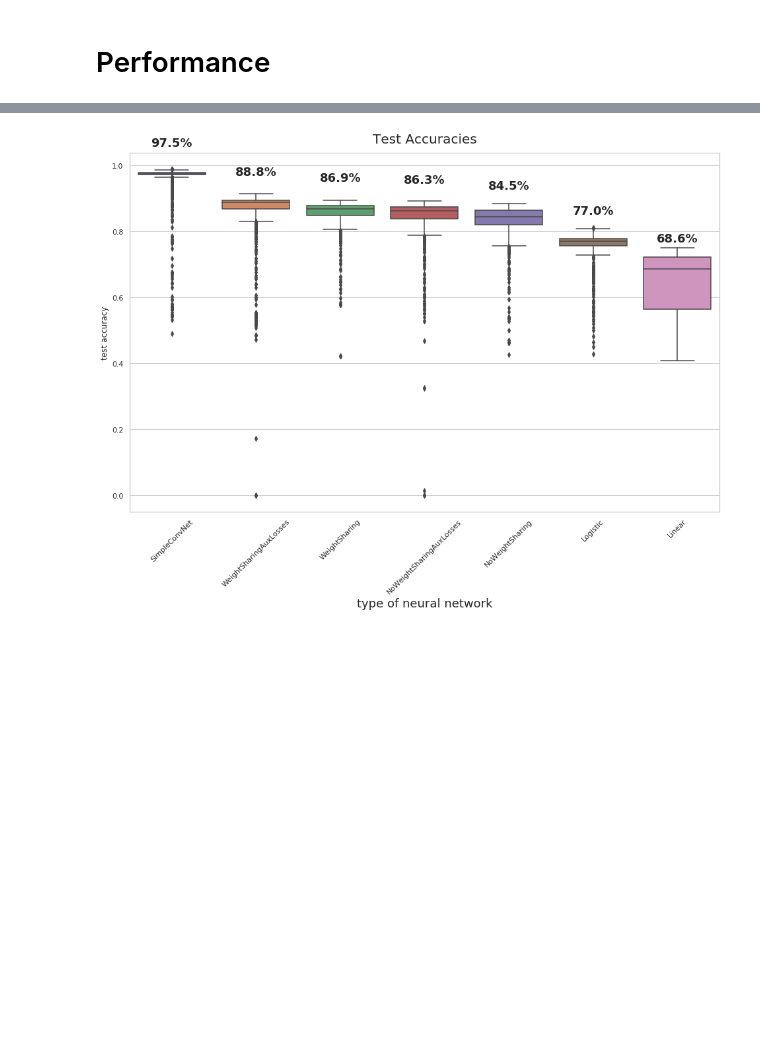
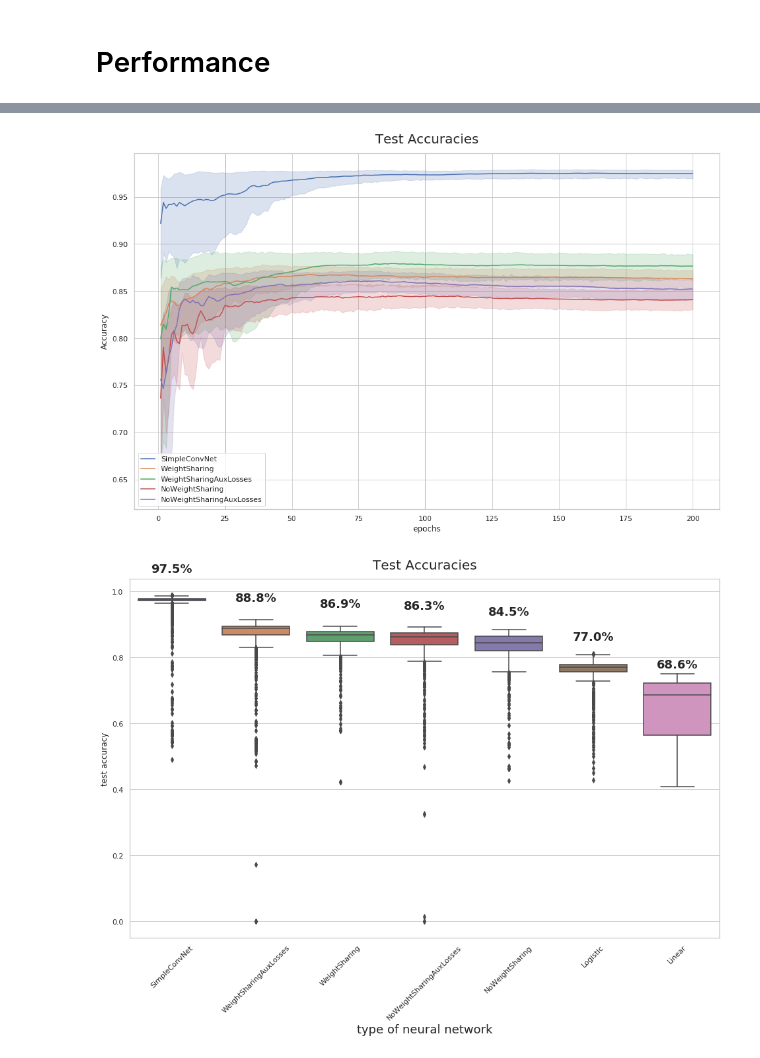
Before and after one commit to INFOPAUL/DeepLearning_Proj1, a Jupyter notebook: notebooks/code.ipynb, the cells around one changed output, grey strips where cells are left out. Cells and saved outputs as stored; diff of their text form; code cells hidden in the pictures; blank space fills up the shorter version.

Commit message:
add plots

```diff
--- a/notebooks/code.ipynb
+++ b/notebooks/code.ipynb
@@ -453,3 +453,16 @@ plt.show();
+# %%
+fig, ax = plt.subplots(figsize=(16,10))
+sns.lineplot(x="epoch", y="test_accuracy", data=df1, ax=ax, label="SimpleConvNet");
+sns.lineplot(x="epoch", y="test_accuracy", data=df2, ax=ax, label="WeightSharing");
+sns.lineplot(x="epoch", y="test_accuracy", data=df3, ax=ax, label="WeightSharingAuxLosses");
+sns.lineplot(x="epoch", y="test_accuracy", data=df4, ax=ax, label="NoWeightSharing");
+sns.lineplot(x="epoch", y="test_accuracy", data=df5, ax=ax, label="NoWeightSharingAuxLosses");
+#sns.lineplot(x="epoch", y="test_accuracy", data=df6, ax=axs[1], label="Linear");
+#sns.lineplot(x="epoch", y="test_accuracy", data=df7, ax=axs[1], label="Logistic");
+ax.set_xlabel("epochs");ax.set_ylabel("Accuracy");ax.set_title("Test Accuracies", fontdict={"fontsize":20, "fontweight":1}, pad=15);
+ax.legend();
+# %% [output]
+[figure, added]
 # %%
 df1['network'] = df1.apply(lambda x: "SimpleConvNet", axis=1)
 df2['network'] = df2.apply(lambda x: "WeightSharing", axis=1)
```
Also changed, not shown: parts of 1 cell of this notebook.
